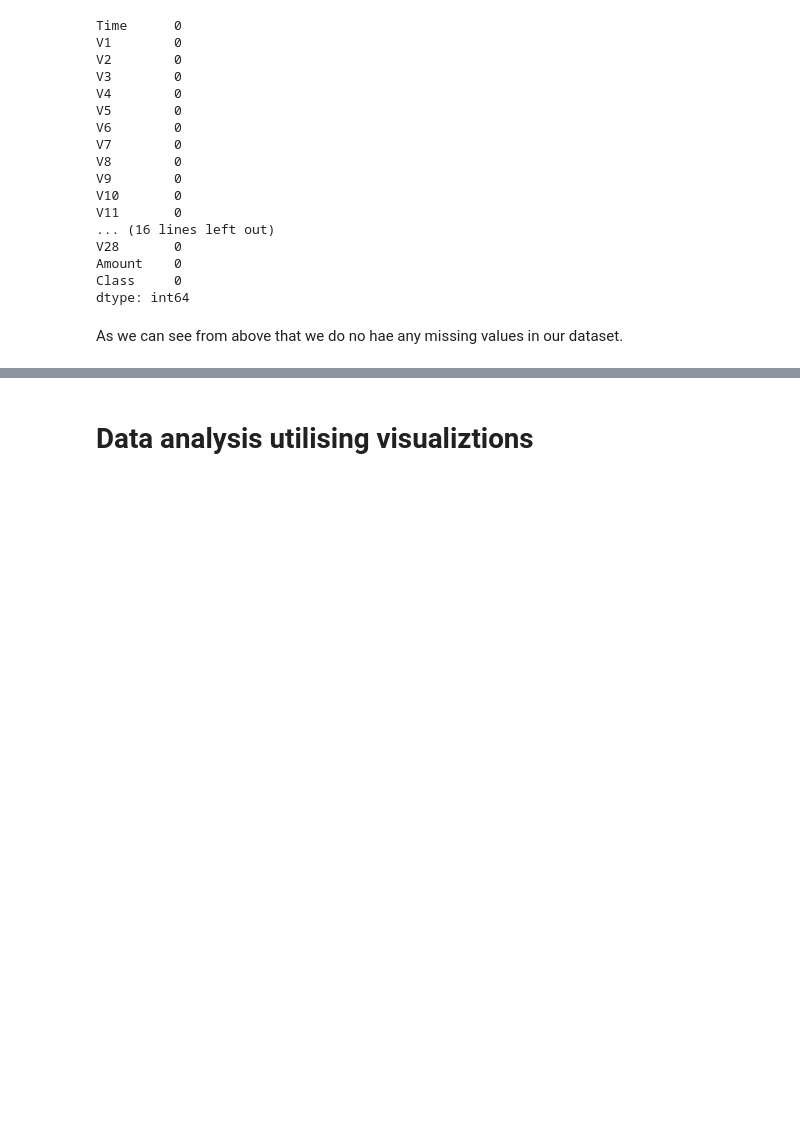
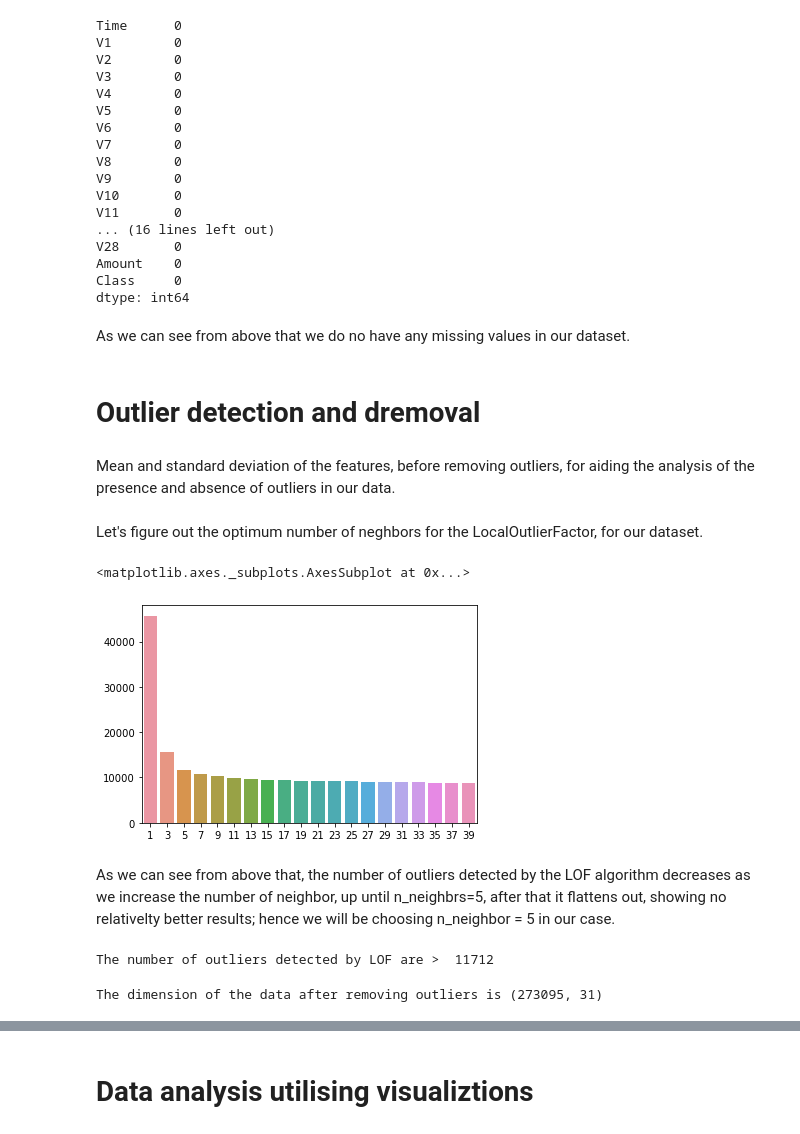
Before and after one commit to Titashmkhrj/Credit-card-fraud-detection, a Jupyter notebook: modelling_credit_card_fraud_transactions.ipynb, the cells around one changed output, grey strips where cells are left out. Cells and saved outputs as stored; diff of their text form; code cells hidden in the pictures; blank space fills up the shorter version.

```diff
--- a/modelling_credit_card_fraud_transactions.ipynb
+++ b/modelling_credit_card_fraud_transactions.ipynb
@@ -222,4 +233,8 @@ Amount    0
 Class     0
 dtype: int64
 # %% [markdown]
-As we can see from above that we do no hae any missing values in our dataset.
+As we can see from above that we do no have any missing values in our dataset.
+# %% [markdown]
+# Outlier detection and dremoval
+# %% [markdown]
+ Mean and standard deviation of the features, before removing outliers, for aiding the analysis of the presence and absence of outliers in our data.
@@ -225,0 +244,30 @@ As we can see from above that we do no hae any missing values in our dataset.
+# %% [markdown]
+Let's figure out the optimum number of neghbors for the LocalOutlierFactor, for our dataset.
+# %%
+from sklearn.neighbors import LocalOutlierFactor
+# we are taking a range of odd numbers, because of the use of 'VOTING' n the algorithm.
+neighbors_LOF = np.arange(1, 40, 2)
+num_outliers = []
+for n in neighbors_LOF :
+    outlier_detector = LocalOutlierFactor(n_neighbors = n)
+    outliers = pd.Series(outlier_detector.fit_predict(data))
+    num_outliers.append(outliers.value_counts()[-1])
+
+sns.barplot(x = neighbors_LOF, y = num_outliers)
+# %% [output]
+<matplotlib.axes._subplots.AxesSubplot at 0x...>
+[figure, added]
+# %% [markdown]
+As we can see from above that, the number of outliers detected by the LOF algorithm decreases as we increase the number of neighbor, up until n_neighbrs=5, after that it flattens out, showing no relativelty better results; hence we will be choosing n_neighbor = 5 in our case.
+# %%
+final_outlier_detector = LocalOutlierFactor(n_neighbors = 5)
+outliers = pd.Series(final_outlier_detector.fit_predict(data))
+print('The number of outliers detected by LOF are > ',outliers.value_counts()[-1])
+# %% [output]
+The number of outliers detected by LOF are >  11712
+# %%
+outliers_indices = [ x for x in range(len(outliers)) if outliers[x] == -1]
+data.drop(data.index[outliers_indices], inplace = True)
+print('The dimension of the data after removing outliers is', data.shape)
+# %% [output]
+The dimension of the data after removing outliers is (273095, 31)
```
Also changed, not shown: parts of 14 cells of this notebook.
